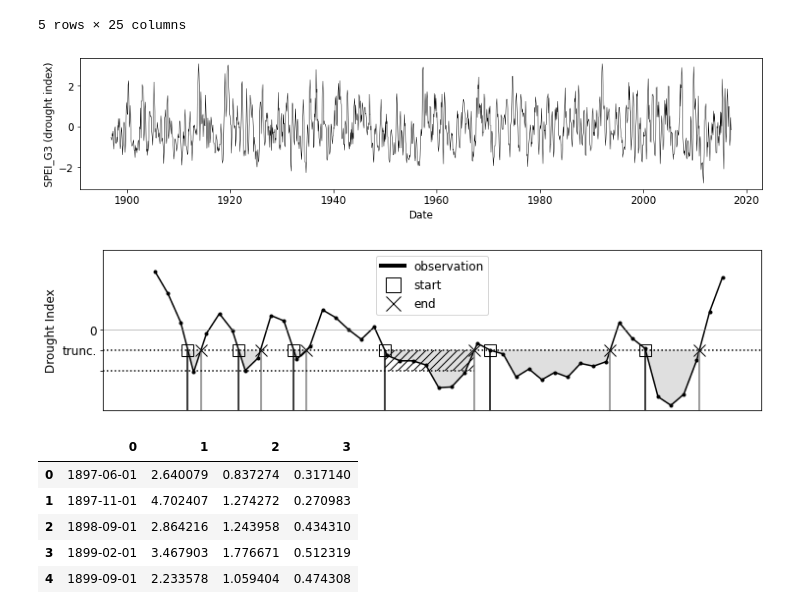
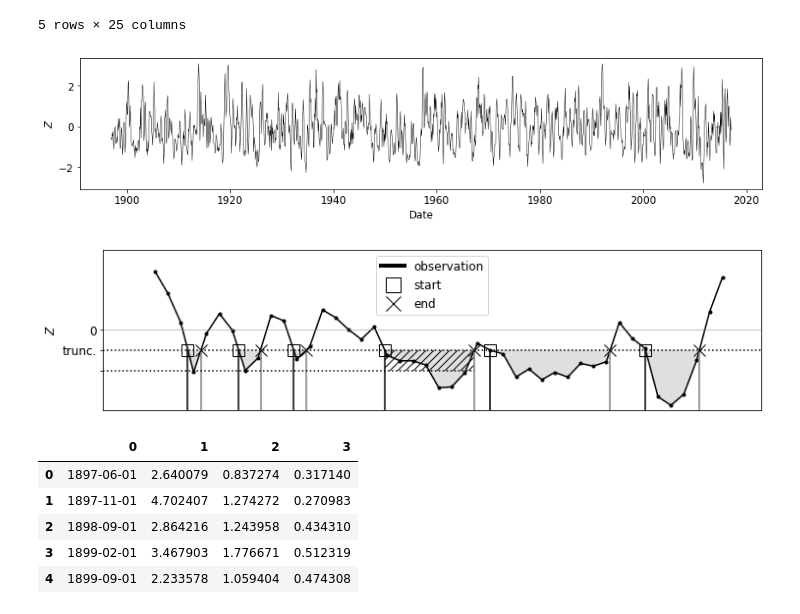
Before and after one commit to TaeminHeo/GCS, a Jupyter notebook: code/Drought_Plots.ipynb, the cells around one changed output. Drawn from its saved outputs; the diff is of its cells as text; code cells hidden in the pictures.

```diff
--- a/code/Drought_Plots.ipynb
+++ b/code/Drought_Plots.ipynb
@@ -24,13 +24,13 @@ df.head()
 # %%
 plt.figure(figsize=(12,3))
 plt.plot(pd.to_datetime(df['date']),df['spei_g3'],'k',linewidth=0.5)
 plt.xlabel('Date')
-plt.ylabel('SPEI_G3 (drought index)')
+plt.ylabel(r'$Z$')
 plt.tight_layout()
-#plt.savefig('../plots/spei_g3.png',dpi=300)
+plt.savefig('../plots/spei_g3.png',dpi=300)
 plt.show()
 # %% [output]
-[figure, old version]
+[figure, new version]
 # %%
 title = 'spei_p3'
 y = df[title].copy()
@@ -44,7 +44,7 @@ plt.plot(t[220:265],y[220:265],'k',marker='.')
 plt.plot([216,267],[trunc,trunc],'k:')
 plt.plot([216,267],[0,0],color='gray',lw=0.5)
 #plt.xlabel('\nTime')
-plt.ylabel('Drought Index')
+plt.ylabel(r'$Z$')
 plt.ylim([-2,2])
 plt.xlim([216,267])
 
@@ -104,7 +104,7 @@ plt.plot([216,drought_time[-1]],[trunc-intensity,trunc-intensity],'k:')
 plt.yticks([trunc-intensity,-0.5,0],['','trunc.','0'])
 plt.show()
 # %% [output]
-[figure, old version]
+[figure, new version]
 # %%
 alldata = pd.read_csv('../data/DroughtPatternData.csv',header=None)
 # %%
```
Also changed, not shown: parts of 3 cells of this notebook, 49 other files.
